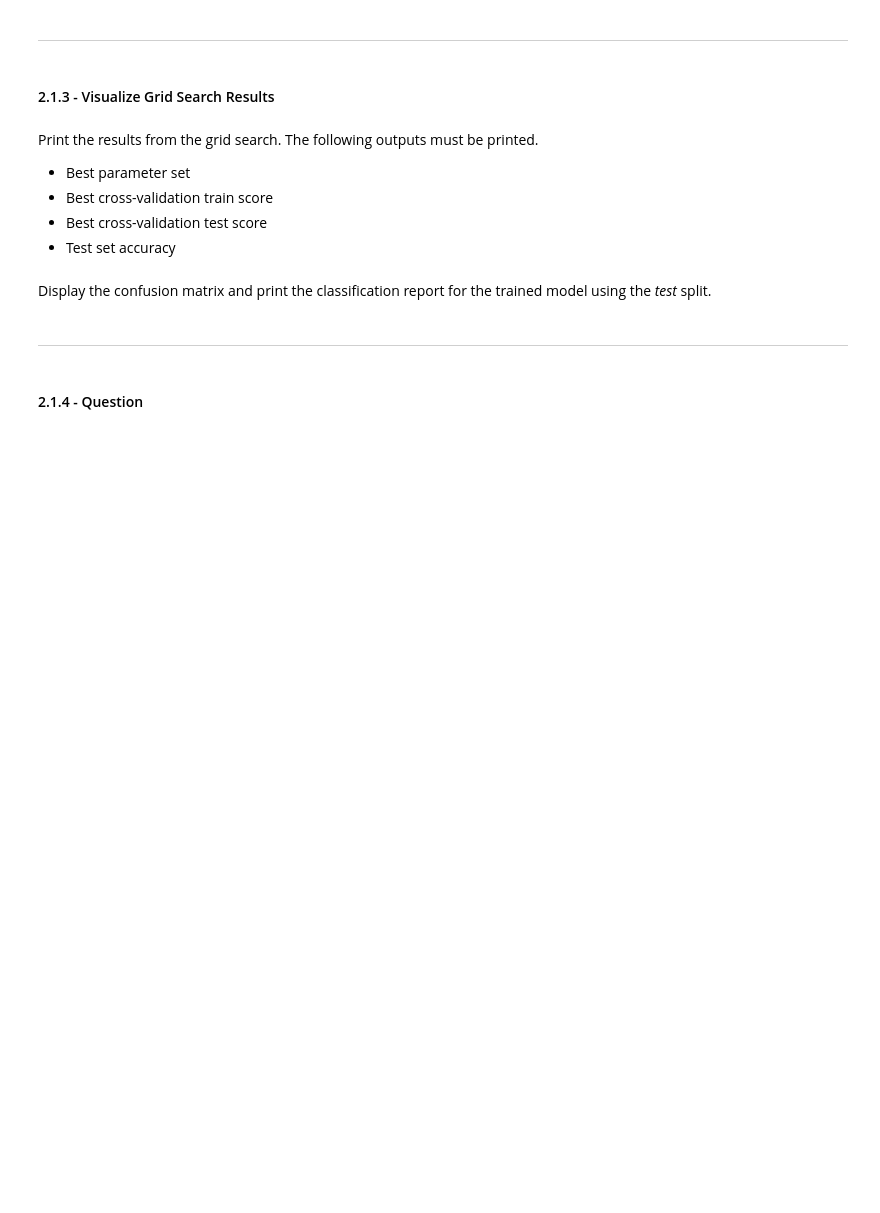
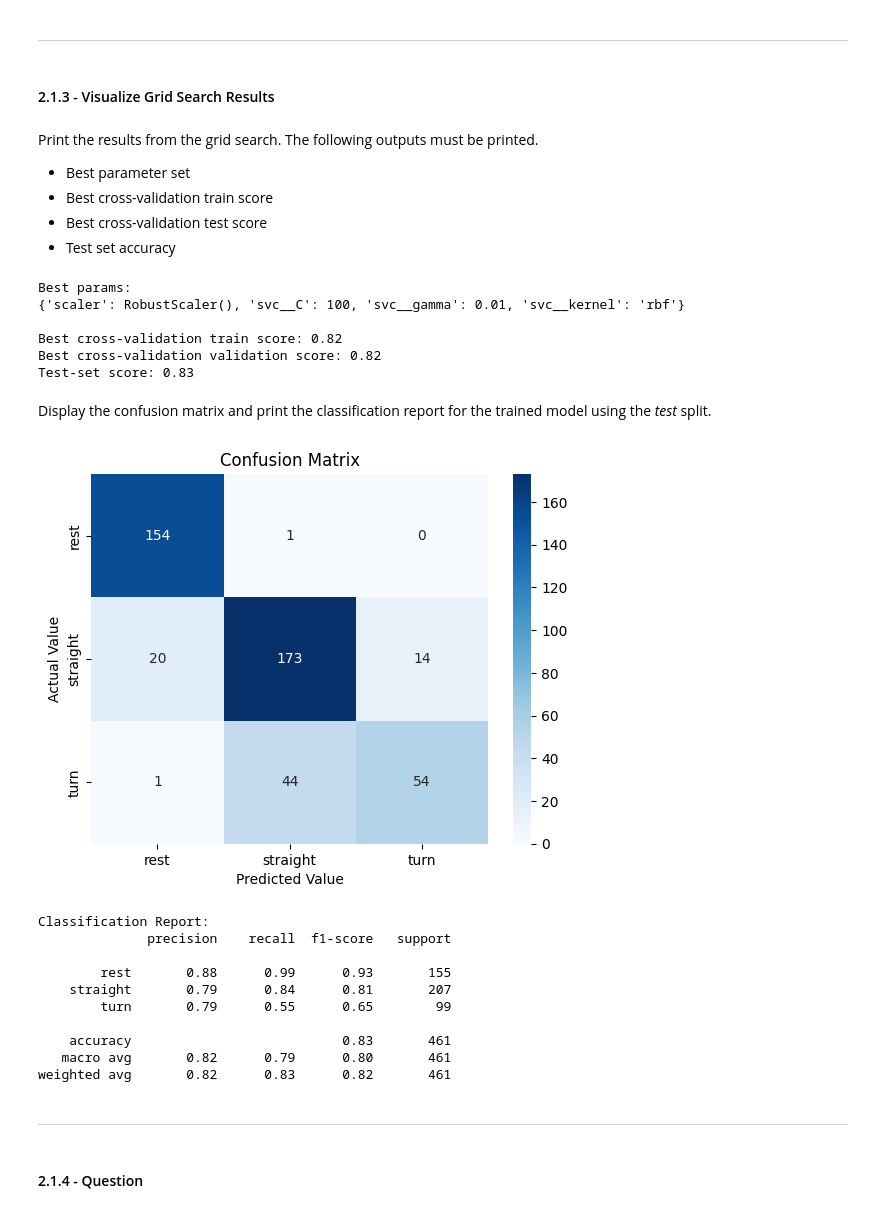
Before and after one commit to Divya-Bhavsar03/engg680_2024_fall, a Jupyter notebook: Lab_Assignment4/Assignment 4.ipynb, the cells around one changed output. Drawn from its saved outputs; the diff is of its cells as text; code cells hidden in the pictures; blank space fills up the shorter version.

Commit message:
2.1 Grid Search with Cross Validation(2.1.1~2.1.3)

```diff
--- a/Lab_Assignment4/Assignment 4.ipynb
+++ b/Lab_Assignment4/Assignment 4.ipynb
@@ -408,5 +408,5 @@ From the *cv_set* dataframe, extract the selected features, listed below, and lo
 # %%
 # TODO - Load selected features from cv_set to X
 # (1 marks)
-#X =
+X = cv_set[['ax_var', 'ay_var', 'az_sum', 'a_sum', 'gz_var']]
 X.head(2)
@@ -413,6 +417,6 @@ X.head(2)
 # %%
 # TODO - Load motion_state column (target vector) into y
-# y =
+y = cv_set['motion_state']
 # %% [markdown]
 ___
 # %% [markdown]
@@ -423,0 +426,16 @@ Follow the steps from **1.2.2** and perform model training and tuning using the
+# %%
+# TODO - Perform model training and tuning using `GridSearchCV`
+X_train, X_test, y_train, y_test = train_test_split(X, y, test_size=0.3, random_state=42, stratify=y)
+pipe = Pipeline(
+    [('scaler', StandardScaler()), ('svc', SVC())]
+    )
+
+param_grid = {
+    'svc__C':[0.01,0.1,1,10,100],
+    'svc__gamma':[0.001,0.01,0.1,1],
+    'svc__kernel':['rbf'],
+    'scaler':[StandardScaler(), RobustScaler(), None]
+}
+
+grid_search = GridSearchCV(pipe, param_grid, cv=5, scoring='accuracy', return_train_score=True)
+grid_search.fit(X_train, y_train)
@@ -434,9 +461,16 @@ Print the results from the grid search. The following outputs must be printed.
 # %%
 # TODO: Print the results from the grid search
 
-#print("Best params:\n{}\n".format(???))
-#print("Best cross-validation train score: {:.2f}".format(???))
-#print("Best cross-validation validation score: {:.2f}".format(???))
-#print("Test-set score: {:.2f}".format(???)))
+print("Best params:\n{}\n".format(grid_search.best_params_))
+print("Best cross-validation train score: {:.2f}".format(grid_search.best_score_))
+print("Best cross-validation validation score: {:.2f}".format(grid_search.cv_results_['mean_test_score'][grid_search.best_index_]))
+print("Test-set score: {:.2f}".format(grid_search.best_estimator_.score(X_test,y_test)))
+# %% [output]
+Best params:
+{'scaler': RobustScaler(), 'svc__C': 100, 'svc__gamma': 0.01, 'svc__kernel': 'rbf'}
+
+Best cross-validation train score: 0.82
+Best cross-validation validation score: 0.82
+Test-set score: 0.83
 # %% [markdown]
 Display the confusion matrix and print the classification report for the trained model using the *test* split.
@@ -445,3 +477,37 @@ Display the confusion matrix and print the classification report for the trained
+# %%
+# TODO - Display confusion matrix and print classification reports
+import seaborn as sns
+from sklearn.metrics import confusion_matrix, classification_report
+import matplotlib.pyplot as plt
+
+y_pred = grid_search.best_estimator_.predict(X_test)
+
+conf_mat = confusion_matrix(y_test,y_pred)
+
+sns.heatmap(conf_mat, annot=True, fmt='d', cmap='Blues',
+            xticklabels=y.unique(),
+            yticklabels=y.unique())
+
+plt.xlabel('Predicted Value')
+plt.ylabel('Actual Value')
+plt.title('Confusion Matrix')
+plt.show()
+
+#Classification Report
+print("Classification Report:")
+print(classification_report(y_test, y_pred))
+# %% [output]
+[figure, added]
+Classification Report:
+              precision    recall  f1-score   support
+
+        rest       0.88      0.99      0.93       155
+    straight       0.79      0.84      0.81       207
+        turn       0.79      0.55      0.65        99
+
+    accuracy                           0.83       461
+   macro avg       0.82      0.79      0.80       461
+weighted avg       0.82      0.83      0.82       461
 # %% [markdown]
 ___
 # %% [markdown]
```
Also changed, not shown: parts of 4 cells of this notebook.
